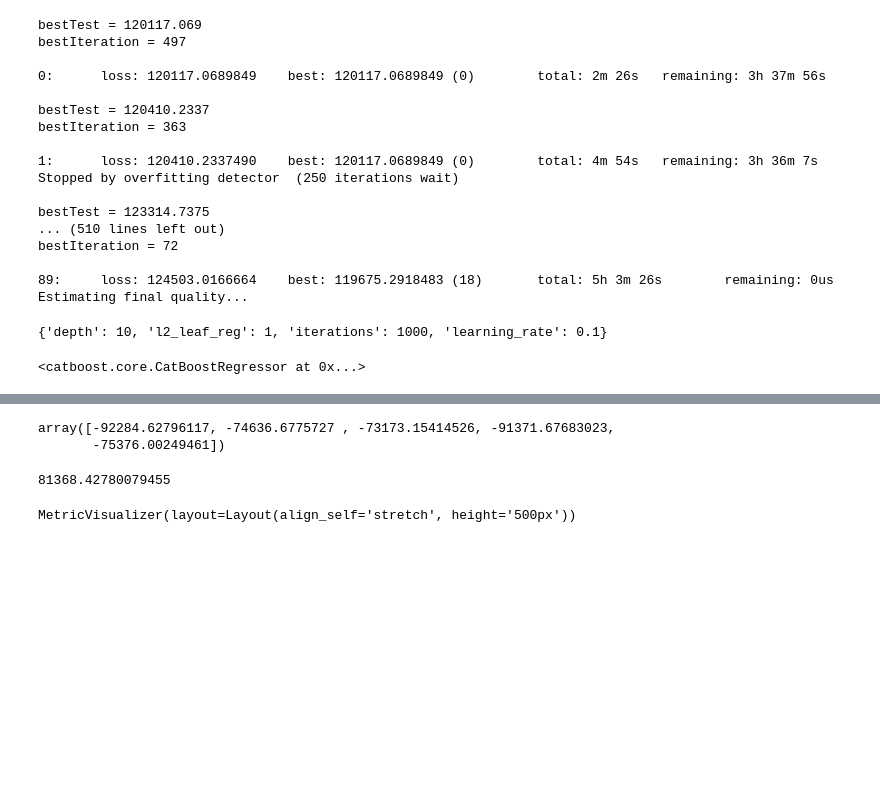
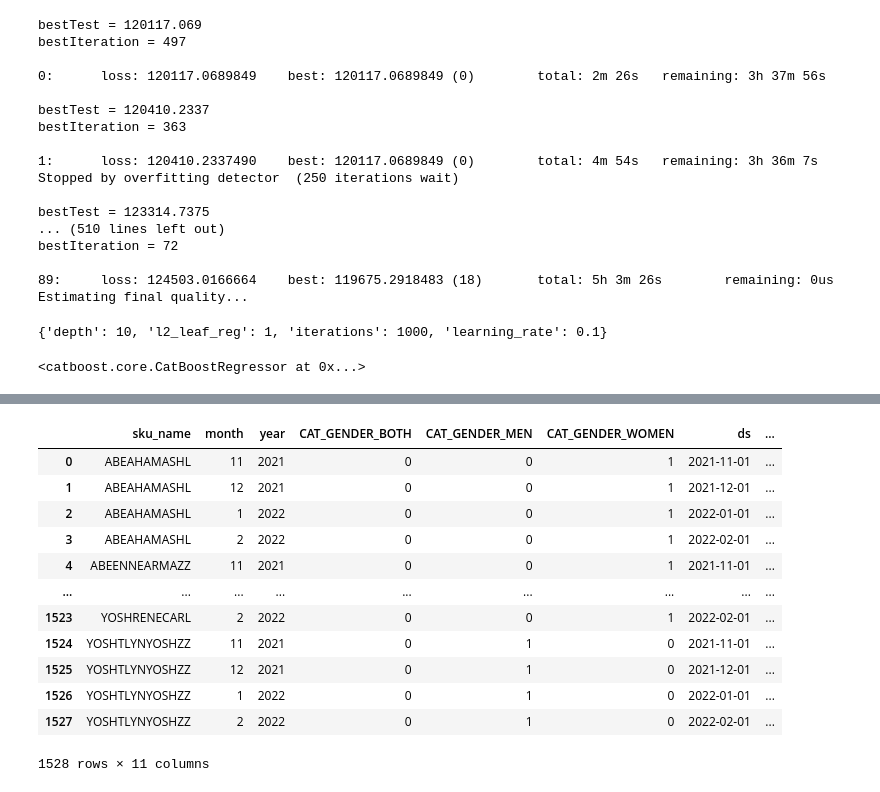
Before and after one commit to Andrezyy/fossil-demand, a Jupyter notebook: clear_notebook (ML).ipynb, the cells around one changed output, grey strips where cells are left out. Drawn from its saved outputs; the diff is of its cells as text; code cells hidden in the pictures; blank space fills up the shorter version.

```diff
--- a/clear_notebook (ML).ipynb
+++ b/clear_notebook (ML).ipynb
@@ -275,0 +313,3 @@ test.head()
+# %%
+sellout_preds = model_for_sellout.predict(test[features])
+test['sellout_preds'] = sellout_preds
@@ -410,9 +414,0 @@ mae_2 = cross_val_score(model_, x[features], y, cv=5, scoring = 'neg_mean_absolu
-# %%
-mae_2
-# %% [output]
-array([-92284.62796117, -74636.6775727 , -73173.15414526, -91371.67683023,
-       -75376.00249461])
-# %%
-np.mean(-mae_2)
-# %% [output]
-81368.42780079455
@@ -434,4 +415,16 @@ params = {'l2_leaf_reg':[1,3,6],
-# %%
-grid_search_res = model.grid_search(params, x_train[features], y_train, plot=True)
-# %% [output]
-MetricVisualizer(layout=Layout(align_self='stretch', height='500px'))
+# %%
+test
+# %% [output]
+|  | sku_name | month | year | CAT_GENDER_BOTH | CAT_GENDER_MEN | CAT_GENDER_WOMEN | ds | ... |
+| 0 | ABEAHAMASHL | 11 | 2021 | 0 | 0 | 1 | 2021-11-01 | ... |
+| 1 | ABEAHAMASHL | 12 | 2021 | 0 | 0 | 1 | 2021-12-01 | ... |
+| 2 | ABEAHAMASHL | 1 | 2022 | 0 | 0 | 1 | 2022-01-01 | ... |
+| 3 | ABEAHAMASHL | 2 | 2022 | 0 | 0 | 1 | 2022-02-01 | ... |
+| 4 | ABEENNEARMAZZ | 11 | 2021 | 0 | 0 | 1 | 2021-11-01 | ... |
+| ... | ... | ... | ... | ... | ... | ... | ... | ... |
+| 1523 | YOSHRENECARL | 2 | 2022 | 0 | 0 | 1 | 2022-02-01 | ... |
+| 1524 | YOSHTLYNYOSHZZ | 11 | 2021 | 0 | 1 | 0 | 2021-11-01 | ... |
+| 1525 | YOSHTLYNYOSHZZ | 12 | 2021 | 0 | 1 | 0 | 2021-12-01 | ... |
+| 1526 | YOSHTLYNYOSHZZ | 1 | 2022 | 0 | 1 | 0 | 2022-01-01 | ... |
+| 1527 | YOSHTLYNYOSHZZ | 2 | 2022 | 0 | 1 | 0 | 2022-02-01 | ... |
+1528 rows × 11 columns
```
Also changed, not shown: parts of 29 cells of this notebook.
